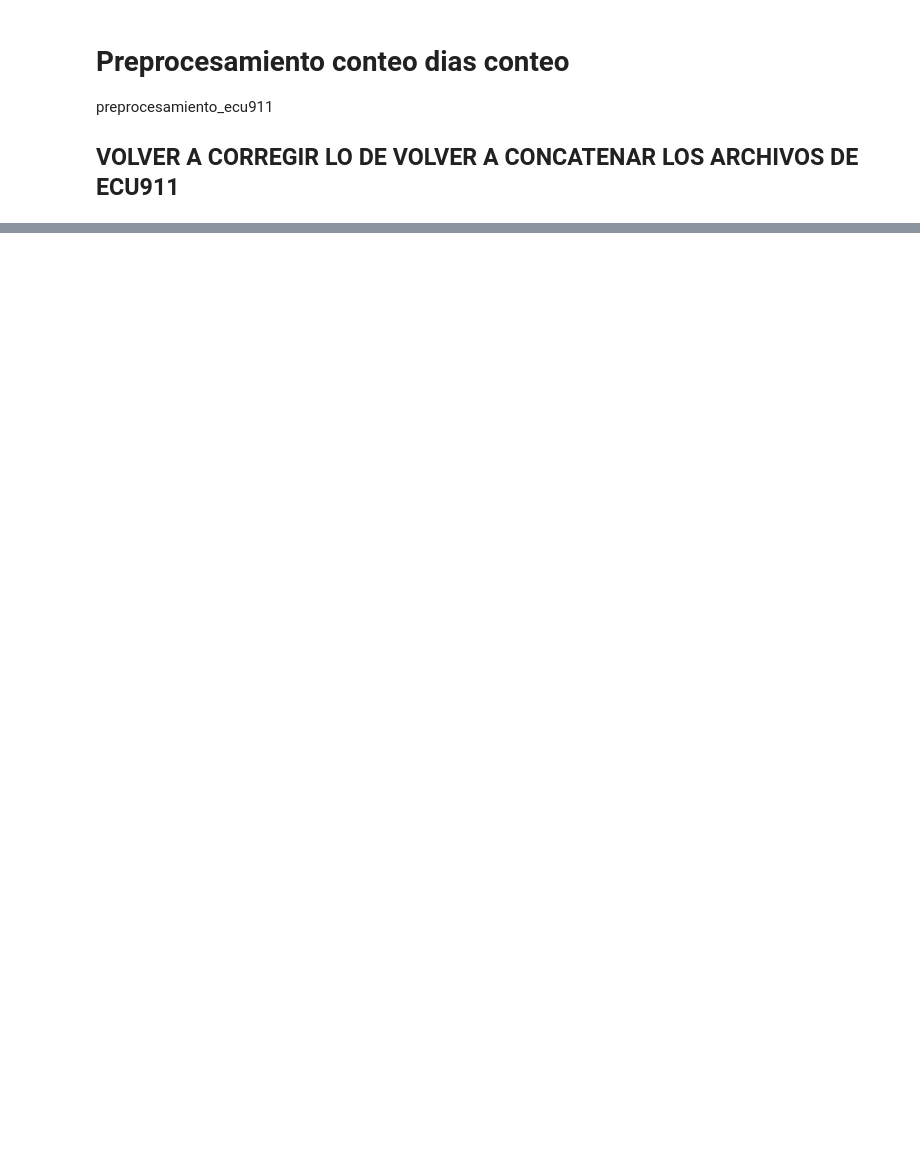
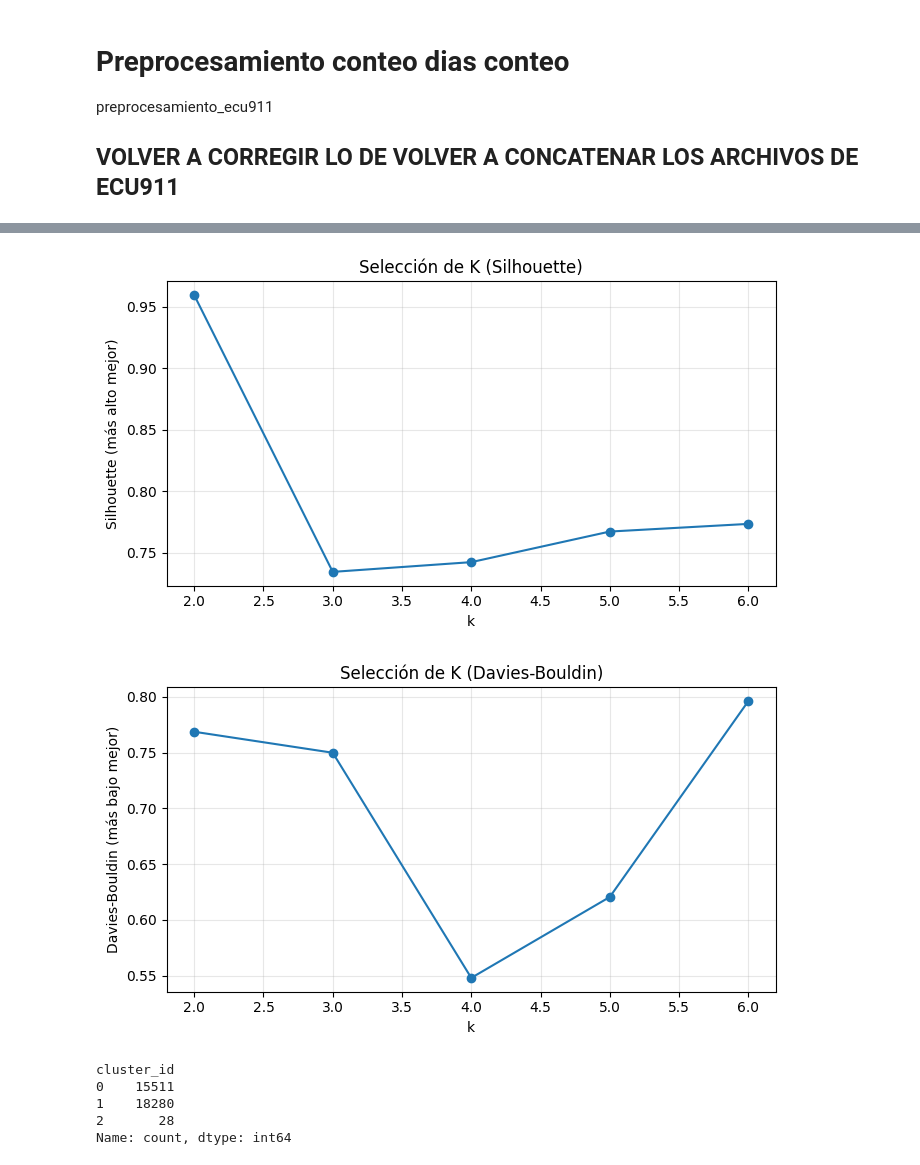
Before and after one commit to mfalvarezd/sistema-de-prediccion-espacio-temporal-de-eventos-delictivos, a Jupyter notebook: notebooks/notebook_principal.ipynb, the cells around one changed output, grey strips where cells are left out. Saved outputs shown, nothing was run; the diff lists cells and outputs as text; code cells hidden in the pictures; blank space fills up the shorter version.

```diff
--- a/notebooks/notebook_principal.ipynb
+++ b/notebooks/notebook_principal.ipynb
@@ -626,0 +1125,4 @@ print("Registros finales:", len(df_final))
+# %%
+df = pd.read_csv(DATA_PATH)
+print(df.shape)
+df.head()
@@ -626,0 +1193,21 @@ print("Registros finales:", len(df_final))
+# %%
+features_riesgo = ["total_delitos", "ratio_graves", "n_registros"]
+
+X = df_riesgo[features_riesgo].copy()
+
+scaler = StandardScaler()
+X_scaled = scaler.fit_transform(X)
+
+k_candidates = [2, 3, 4, 5, 6]
+scores = []
+
+for k in k_candidates:
+    km = KMeans(n_clusters=k, random_state=42, n_init="auto")
+    labels = km.fit_predict(X_scaled)
+
+    sil = silhouette_score(X_scaled, labels)
+    dbi = davies_bouldin_score(X_scaled, labels)
+    scores.append((k, sil, dbi))
+
+scores_df = pd.DataFrame(scores, columns=["k", "silhouette", "davies_bouldin"]).sort_values("k")
+scores_df
@@ -626,0 +1221,34 @@ print("Registros finales:", len(df_final))
+# %%
+plt.figure(figsize=(7,4))
+plt.plot(scores_df["k"], scores_df["silhouette"], marker="o")
+plt.xlabel("k")
+plt.ylabel("Silhouette (más alto mejor)")
+plt.title("Selección de K (Silhouette)")
+plt.grid(True, alpha=0.3)
+plt.tight_layout()
+plt.show()
+
+plt.figure(figsize=(7,4))
+plt.plot(scores_df["k"], scores_df["davies_bouldin"], marker="o")
+plt.xlabel("k")
+plt.ylabel("Davies-Bouldin (más bajo mejor)")
+plt.title("Selección de K (Davies-Bouldin)")
+plt.grid(True, alpha=0.3)
+plt.tight_layout()
+plt.show()
+# %% [output]
+[figure, added]
+[figure, added]
+# %%
+K = 3
+
+kmeans = KMeans(n_clusters=K, random_state=42, n_init="auto")
+df_riesgo["cluster_id"] = kmeans.fit_predict(X_scaled)
+
+df_riesgo["cluster_id"].value_counts().sort_index()
+# %% [output]
+cluster_id
+0    15511
+1    18280
+2       28
+Name: count, dtype: int64
```
Also changed, not shown: parts of 86 cells of this notebook.
